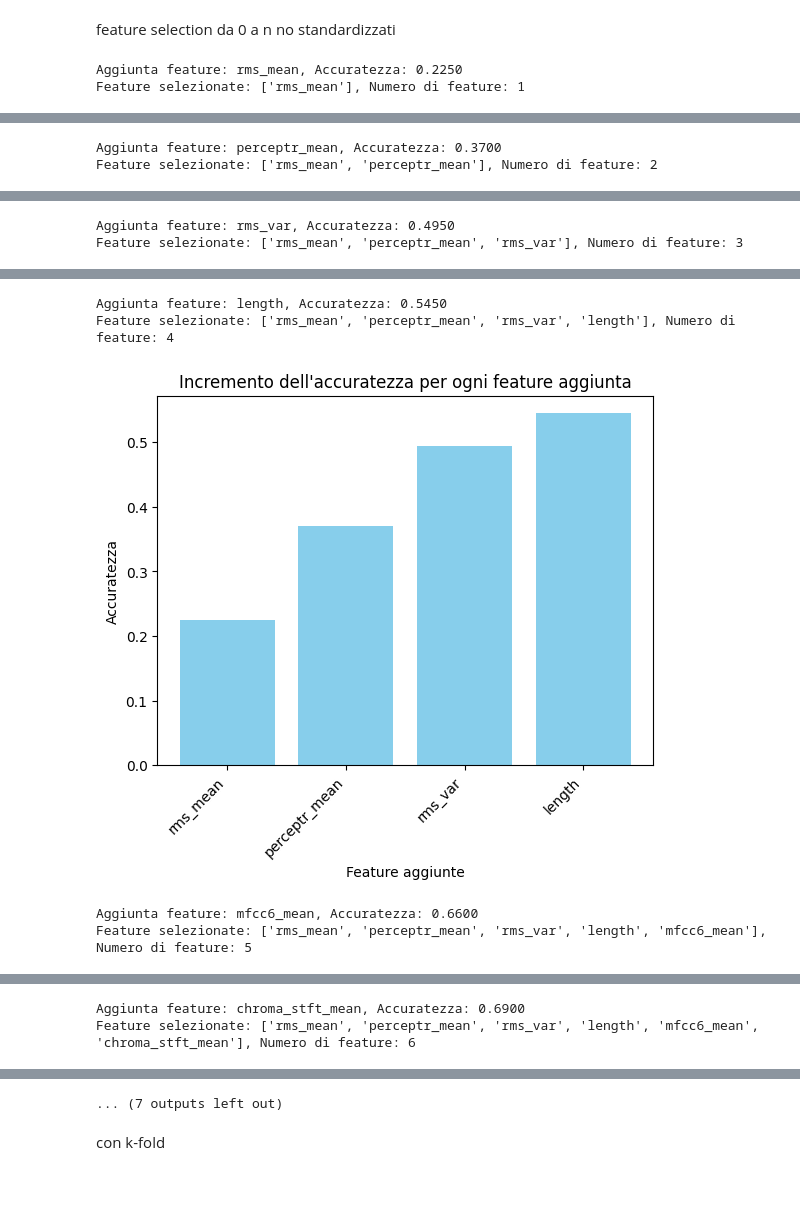
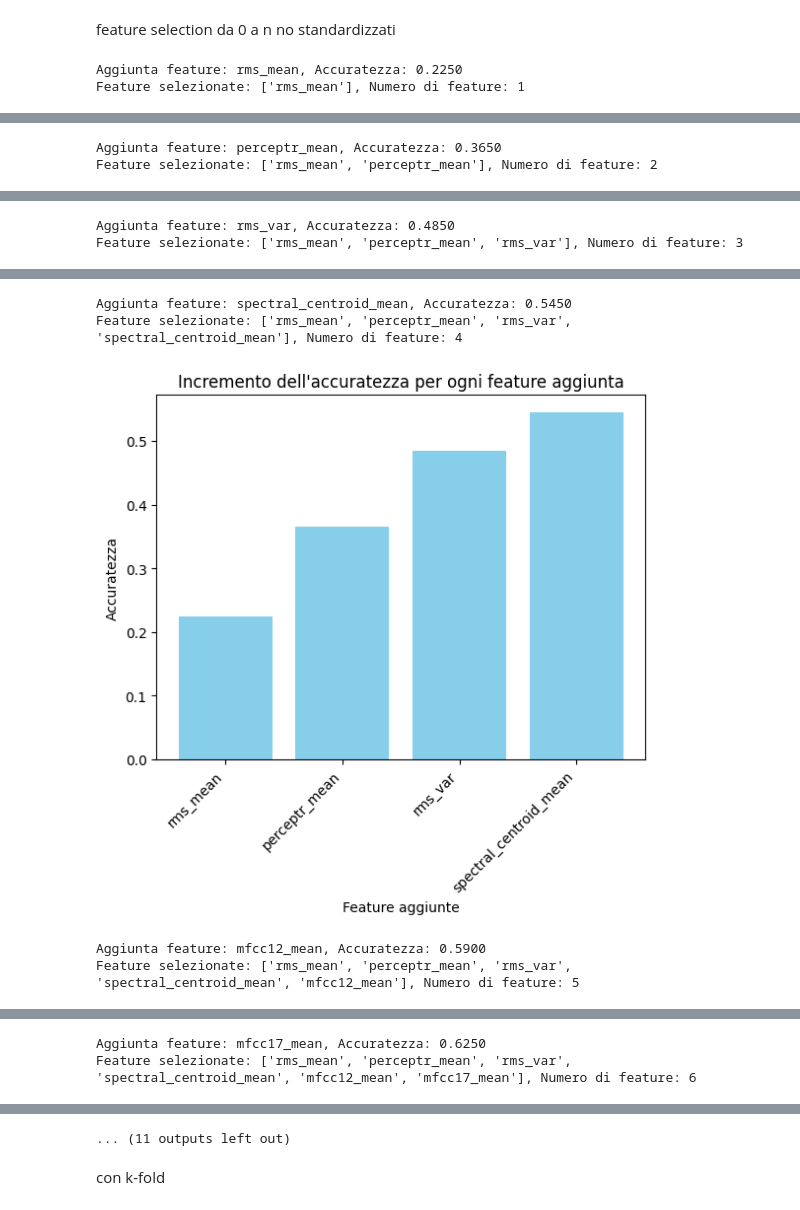
Before and after one commit to DavideOrienti/Progetto-MachineLearning, a Jupyter notebook: RandomForest_30sec.ipynb, the cells around one changed output, grey strips where cells are left out. Saved outputs shown, nothing was run; the diff lists cells and outputs as text; code cells hidden in the pictures.

```diff
--- a/RandomForest_30sec.ipynb
+++ b/RandomForest_30sec.ipynb
@@ -39,7 +39,7 @@ power = PowerTransformer()
 scalers=[robust, standard, minmax, power]
 # %%
 # Assicurati di non includere colonne non numeriche nel set di feature
-X = data.drop(columns=['label', 'filename'])  # Rimuovi 'filename' e 'label'
+X = data.drop(columns=['label', 'filename', 'length'])  # Rimuovi 'filename' e 'label'
 y = data['label']
 
 
@@ -52,8 +52,6 @@ y = y.astype('category').cat.codes  # Converte le etichette in numeri
 # Divisione del dataset
 X_train, X_test, y_train, y_test = train_test_split(X, y, test_size=0.2, random_state=42)
 
-X_train = scaler.fit_transform(X_train)
-X_test = scaler.transform(X_test)
 
 # Modello Random Forest
 rf = RandomForestClassifier(random_state=42)
@@ -206,11 +203,10 @@ rf = RandomForestClassifier(random_state=42)
 
 # Definizione della griglia di parametri
 param_grid = {
-    'n_estimators': [100,150,200],  # Numero di alberi nella foresta
-    'max_depth': [30,35,40,50],  # Profondità massima di ciascun albero
-    'min_samples_split': [2],  # Minimo numero di campioni richiesti per suddividere un nodo
-    'min_samples_leaf': [1],    # Minimo numero di campioni richiesti in una foglia
-    'bootstrap': [False]        # Uso del bootstrap per campionare i dati
+    'n_estimators': [100,150,200],      # Numero di alberi nella foresta
+    'max_depth': [30,35,40,50],          # Profondità massima di ciascun albero
+    'min_samples_split': [2,3,4],       # Minimo numero di campioni richiesti per suddividere un nodo
+    'min_samples_leaf': [1],         # Minimo numero di campioni richiesti in una foglia
 }
 
 # Configura GridSearchCV
@@ -503,7 +499,7 @@ file_path = 'Data/features_30_sec.csv'
 data = pd.read_csv(file_path)
 
 # Separare le caratteristiche e le etichette
-X = data.drop(columns=['filename', 'label'])
+X = data.drop(columns=['filename', 'label', 'length'])
 y = data['label']
 
 scaler=StandardScaler()
@@ -581,5 +577,5 @@ print("Accuratezza finale:", best_accuracy)
 Aggiunta feature: rms_mean, Accuratezza: 0.2250
 Feature selezionate: ['rms_mean'], Numero di feature: 1
 [figure]
-Aggiunta feature: perceptr_mean, Accuratezza: 0.3700
+Aggiunta feature: perceptr_mean, Accuratezza: 0.3650
 Feature selezionate: ['rms_mean', 'perceptr_mean'], Numero di feature: 2
@@ -587,2 +583,2 @@ Feature selezionate: ['rms_mean', 'perceptr_mean'], Numero di feature: 2
-Aggiunta feature: rms_var, Accuratezza: 0.4950
+Aggiunta feature: rms_var, Accuratezza: 0.4850
 Feature selezionate: ['rms_mean', 'perceptr_mean', 'rms_var'], Numero di feature: 3
@@ -590,5 +586,5 @@ Feature selezionate: ['rms_mean', 'perceptr_mean', 'rms_var'], Numero di feature
-Aggiunta feature: length, Accuratezza: 0.5450
-Feature selezionate: ['rms_mean', 'perceptr_mean', 'rms_var', 'length'], Numero di feature: 4
+Aggiunta feature: spectral_centroid_mean, Accuratezza: 0.5450
+Feature selezionate: ['rms_mean', 'perceptr_mean', 'rms_var', 'spectral_centroid_mean'], Numero di feature: 4
-[figure, old version]
+[figure, new version]
-Aggiunta feature: mfcc6_mean, Accuratezza: 0.6600
-Feature selezionate: ['rms_mean', 'perceptr_mean', 'rms_var', 'length', 'mfcc6_mean'], Numero di feature: 5
+Aggiunta feature: mfcc12_mean, Accuratezza: 0.5900
+Feature selezionate: ['rms_mean', 'perceptr_mean', 'rms_var', 'spectral_centroid_mean', 'mfcc12_mean'], Numero di feature: 5
@@ -596,2 +592,2 @@ Feature selezionate: ['rms_mean', 'perceptr_mean', 'rms_var', 'length', 'mfcc6_m
-Aggiunta feature: chroma_stft_mean, Accuratezza: 0.6900
-Feature selezionate: ['rms_mean', 'perceptr_mean', 'rms_var', 'length', 'mfcc6_mean', 'chroma_stft_mean'], Numero di feature: 6
+Aggiunta feature: mfcc17_mean, Accuratezza: 0.6250
+Feature selezionate: ['rms_mean', 'perceptr_mean', 'rms_var', 'spectral_centroid_mean', 'mfcc12_mean', 'mfcc17_mean'], Numero di feature: 6
@@ -599,4 +595,4 @@ Feature selezionate: ['rms_mean', 'perceptr_mean', 'rms_var', 'length', 'mfcc6_m
-... (7 outputs left out)
+... (11 outputs left out)
 # %% [markdown]
 con k-fold
 # %%
```
Also changed, not shown: parts of 3 cells of this notebook, 1 other file.
